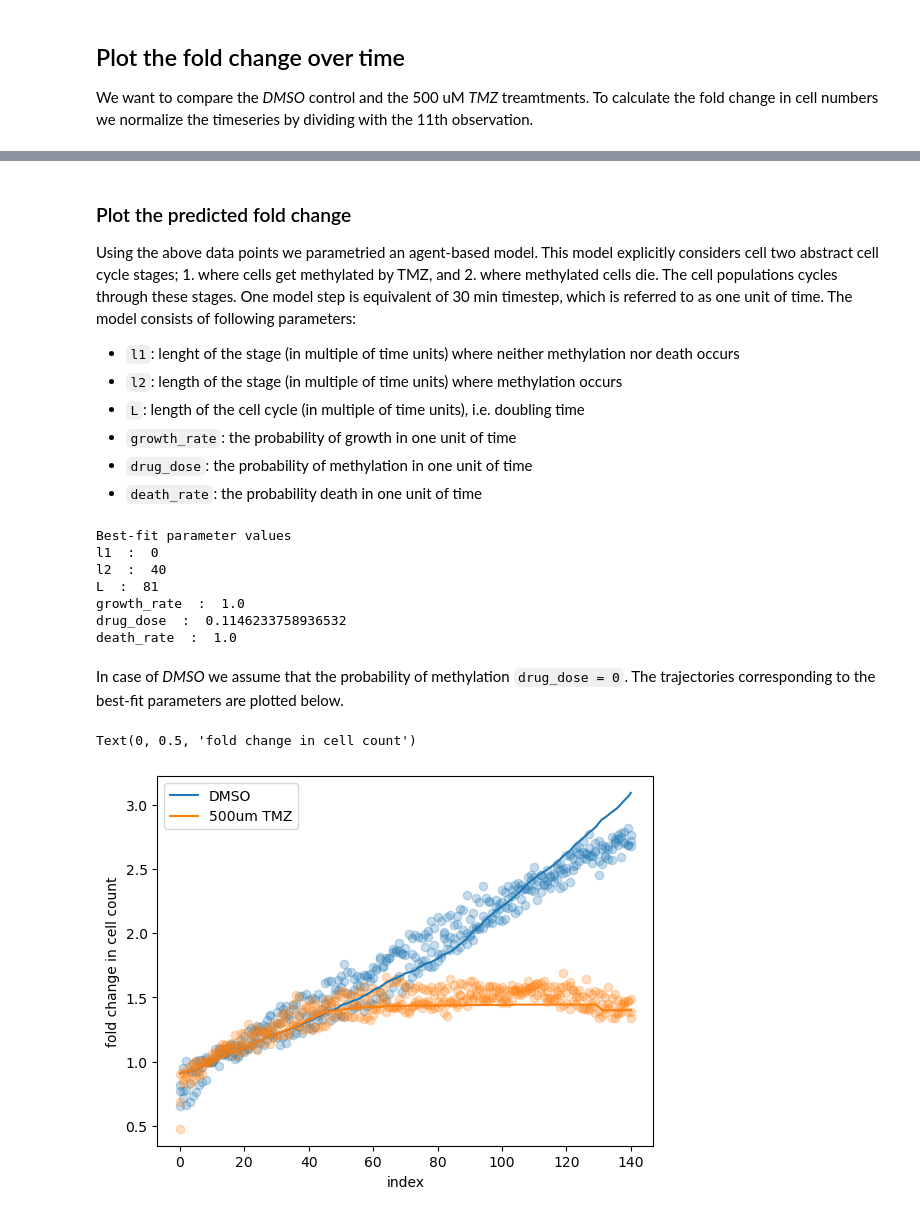
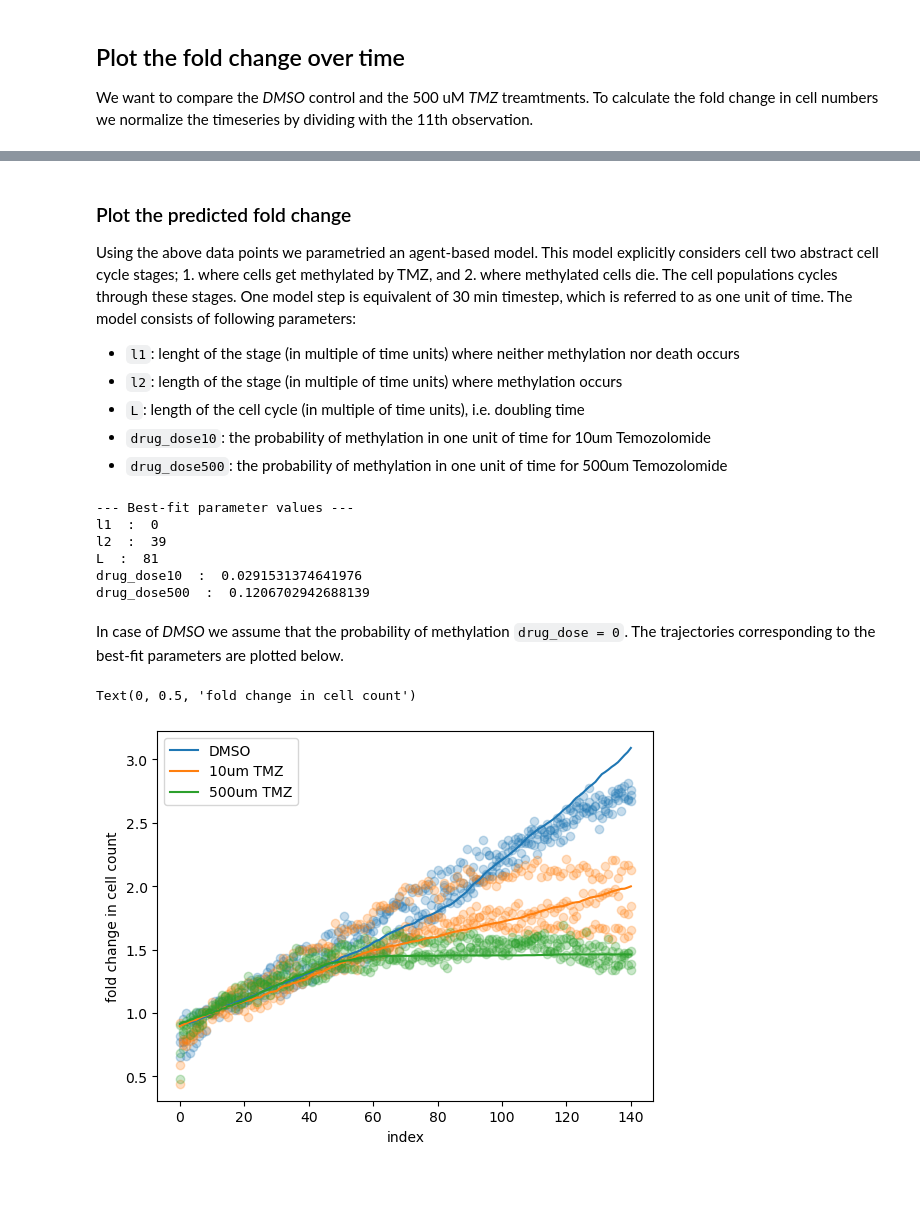
Before and after one commit to Dioscuri-Centre/phenotypic_heterogeneity, a Jupyter notebook: code/analyze_exp33PD.ipynb, the cells around one changed output, grey strips where cells are left out. Cells and saved outputs as stored; diff of their text form; code cells hidden in the pictures; blank space fills up the shorter version.

Commit message:
added 10um to inference, and removed growth, death, arrest rate

```diff
--- a/code/analyze_exp33PD.ipynb
+++ b/code/analyze_exp33PD.ipynb
@@ -24,8 +61,3 @@ df.head()
 # %% [markdown]
 ## Plot the fold change over time
 We want to compare the _DMSO_ control and the 500 uM _TMZ_ treamtments. To calculate the fold change in cell numbers we normalize the timeseries by dividing with the 11th observation.
-# %%
-df.loc[:, ~mask_time] = df.loc[:, ~mask_time].astype(int)
-(df.loc[:, ~mask_time].iloc[:, [0,1,3,4,6,7]] / df.loc[:, ~mask_time].iloc[10, [0,1,3,4,6,7]]).plot()
-plt.xlabel("index")
-plt.ylabel("fold change in cell count")
@@ -34,0 +64,8 @@ Text(0, 0.5, 'fold change in cell count')
+# %%
+df[df.columns[::2]] = df[df.columns[::2]].astype(int)
+fig, ax = plt.subplots()
+for treatment, color in zip([DMSO, TMZ10, TMZ500], ["C{}".format(i) for i in range(3)]):
+    (df.loc[:, treatment] / df.loc[10, treatment]).plot(ax = ax, color = color)
+plt.xlabel("index")
+plt.ylabel("fold change in cell count")
+plt.tight_layout()
@@ -38,41 +77,46 @@ Using the above data points we parametried an agent-based model. This model expl
 - `l1`: lenght of the stage (in multiple of time units) where neither methylation nor death occurs
 - `l2`: length of the stage (in multiple of time units) where methylation occurs
 - `L`: length of the cell cycle (in multiple of time units), i.e. doubling time
-- `growth_rate`: the probability of growth in one unit of time
-- `drug_dose`: the probability of methylation in one unit of time
-- `death_rate`: the probability death in one unit of time
+- `drug_dose10`: the probability of methylation in one unit of time for 10um Temozolomide
+- `drug_dose500`: the probability of methylation in one unit of time for 500um Temozolomide
 # %%
+# uncomment the next line to re-run optimization ~5min
+# !julia --project=.. inference.jl
+
 parameters = pd.read_csv("../data/inference/parameters.csv", header=None).iloc[:,0].to_list()
 parameters
-print("Best-fit parameter values")
-for name, p in zip(["l1","l2","L","growth_rate","drug_dose","death_rate"], parameters):
+print("\n--- Best-fit parameter values ---")
+for name, p in zip(["l1","l2","L","drug_dose10","drug_dose500"], parameters):
     if len(name) <= 2: print(name, " : ", int(p))
     else: print(name, " : ", p)
 # %% [output]
-Best-fit parameter values
+--- Best-fit parameter values ---
 l1  :  0
-l2  :  40
+l2  :  39
 L  :  81
-growth_rate  :  1.0
-drug_dose  :  0.1146233758936532
-death_rate  :  1.0
+drug_dose10  :  0.0291531374641976
+drug_dose500  :  0.1206702942688139
 # %% [markdown]
 In case of _DMSO_ we assume that the probability of methylation `drug_dose = 0`. The trajectories corresponding to the best-fit parameters are plotted below.
 # %%
 pdf = pd.read_csv("../data/inference/fitted_exp33PD.csv")
 x = np.arange(0,141)
 plt.figure()
-for name in ["02_DMSO alltime", "06_DMSO30 min removed", "10_DMSO 2h removal"]:
+for name in DMSO:
     plt.scatter(x, (df[name] / df[name][10]), alpha=0.25, color="C0")
 
-for name in ["04_500um alltime", "08_500um 30 min removal", "12_500um 2h removal"]:
+for name in TMZ10:
     plt.scatter(x, (df[name] / df[name][10]), alpha=0.25, color="C1")
 
-plt.plot(pdf.index, pdf.DMSO / pdf.DMSO[10], label="DMSO")
-plt.plot(pdf.index, pdf["500um"] / pdf["500um"][10], label="500um TMZ")
+for name in TMZ500:
+    plt.scatter(x, (df[name] / df[name][10]), alpha=0.25, color="C2")
+
+plt.plot(pdf.index, (pdf.DMSO) / (pdf.DMSO)[10], label="DMSO")
+plt.plot(pdf.index, (pdf.TMZ10) / (pdf.TMZ10)[10], label="10um TMZ")
+plt.plot(pdf.index, (pdf.TMZ500) / (pdf.TMZ500)[10], label="500um TMZ")
 plt.legend()
 plt.xlabel("index")
 plt.ylabel("fold change in cell count")
 # %% [output]
 Text(0, 0.5, 'fold change in cell count')
-[figure, old version]
+[figure, new version]
```
Also changed, not shown: parts of 4 cells of this notebook, 4 other files.
